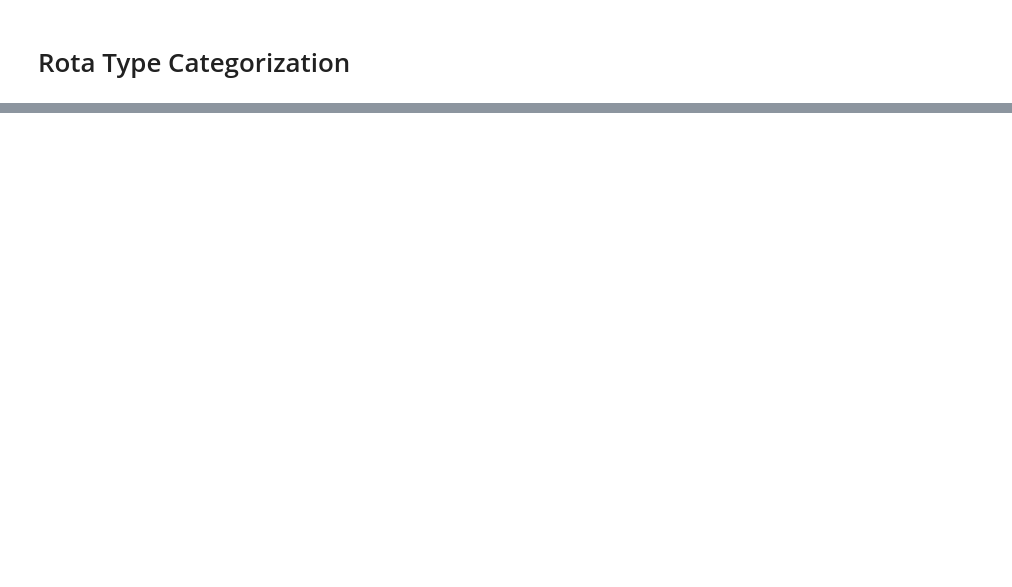
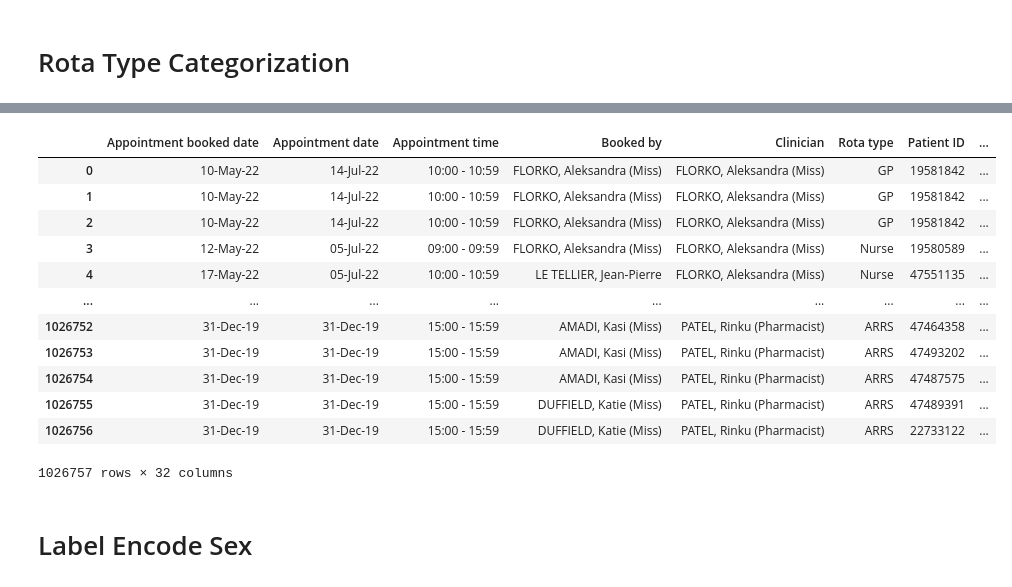
Before and after one commit to janduplessis883/project-showupforhealth, a Jupyter notebook: notebooks/jan - Feature Engineering .ipynb, the cells around one changed output, grey strips where cells are left out. Saved outputs shown, nothing was run; the diff lists cells and outputs as text; code cells hidden in the pictures; blank space fills up the shorter version.

Commit message:
update branch with new functions

```diff
--- a/notebooks/jan - Feature Engineering .ipynb
+++ b/notebooks/jan - Feature Engineering .ipynb
@@ -142,0 +138,41 @@ data.head()
+# %%
+import re
+
+def extract_rota_type(text):
+    # HOW TO APPLY IT
+    # Apply extract_role function and overwrite Rota type column
+    # full_appointments['Rota type'] = full_appointments['Rota type'].apply(extract_rota_type)
+    role_map = {
+    'GP': ['GP', 'Registrar', 'Urgent', 'Telephone', '111', 'FY2', 'F2', 'Extended Hours', 'GP Clinic', 'Session'],
+    'Nurse': ['Nurse', 'Nurse Practitioner'],
+    'HCA': ['HCA','Health Care Assistant', 'Phlebotomy'],
+    'ARRS': ['Pharmacist', 'Paramedic', 'Physiotherapist', 'Physicians Associate', 'ARRS', 'PCN'],
+    }
+
+    for role, patterns in role_map.items():
+        for pattern in patterns:
+            if re.search(pattern, text):
+                return role
+    return 'DROP'
+# %%
+def map_rota_type(df):
+    df['Rota type'] = df['Rota type'].map(extract_rota_type)
+    return(df)
+# %%
+map_rota_type(data)
+# %% [output]
+|  | Appointment booked date | Appointment date | Appointment time | Booked by | Clinician | Rota type | Patient ID | ... |
+| 0 | 10-May-22 | 14-Jul-22 | 10:00 - 10:59 | FLORKO, Aleksandra (Miss) | FLORKO, Aleksandra (Miss) | GP | 19581842 | ... |
+| 1 | 10-May-22 | 14-Jul-22 | 10:00 - 10:59 | FLORKO, Aleksandra (Miss) | FLORKO, Aleksandra (Miss) | GP | 19581842 | ... |
+| 2 | 10-May-22 | 14-Jul-22 | 10:00 - 10:59 | FLORKO, Aleksandra (Miss) | FLORKO, Aleksandra (Miss) | GP | 19581842 | ... |
+| 3 | 12-May-22 | 05-Jul-22 | 09:00 - 09:59 | FLORKO, Aleksandra (Miss) | FLORKO, Aleksandra (Miss) | Nurse | 19580589 | ... |
+| 4 | 17-May-22 | 05-Jul-22 | 10:00 - 10:59 | LE TELLIER, Jean-Pierre | FLORKO, Aleksandra (Miss) | Nurse | 47551135 | ... |
+| ... | ... | ... | ... | ... | ... | ... | ... | ... |
+| 1026752 | 31-Dec-19 | 31-Dec-19 | 15:00 - 15:59 | AMADI, Kasi (Miss) | PATEL, Rinku (Pharmacist) | ARRS | 47464358 | ... |
+| 1026753 | 31-Dec-19 | 31-Dec-19 | 15:00 - 15:59 | AMADI, Kasi (Miss) | PATEL, Rinku (Pharmacist) | ARRS | 47493202 | ... |
+| 1026754 | 31-Dec-19 | 31-Dec-19 | 15:00 - 15:59 | AMADI, Kasi (Miss) | PATEL, Rinku (Pharmacist) | ARRS | 47487575 | ... |
+| 1026755 | 31-Dec-19 | 31-Dec-19 | 15:00 - 15:59 | DUFFIELD, Katie (Miss) | PATEL, Rinku (Pharmacist) | ARRS | 47489391 | ... |
+| 1026756 | 31-Dec-19 | 31-Dec-19 | 15:00 - 15:59 | DUFFIELD, Katie (Miss) | PATEL, Rinku (Pharmacist) | ARRS | 22733122 | ... |
+1026757 rows × 32 columns
+# %% [markdown]
+# Label Encode Sex
```
Also changed, not shown: parts of 5 cells of this notebook, 4 other files.
